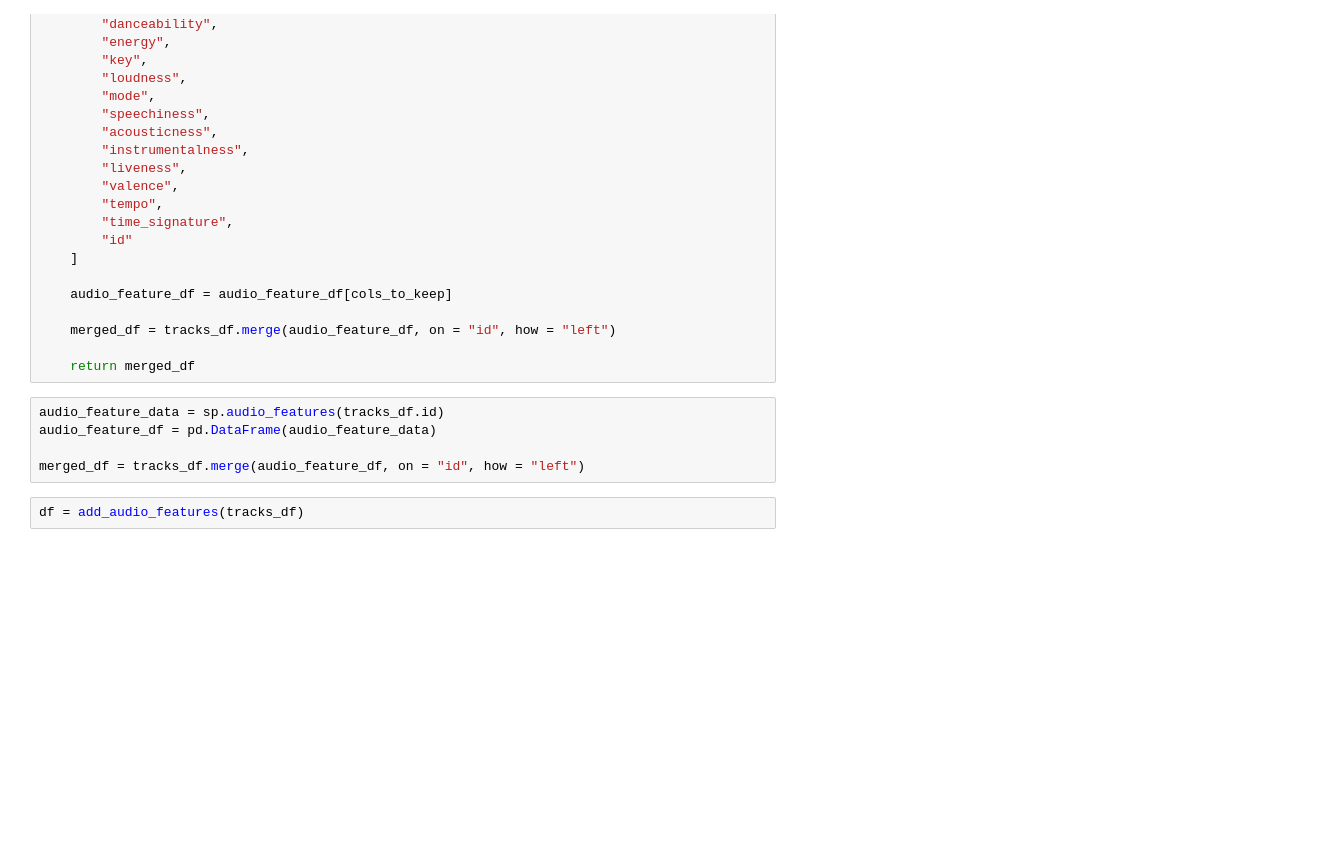
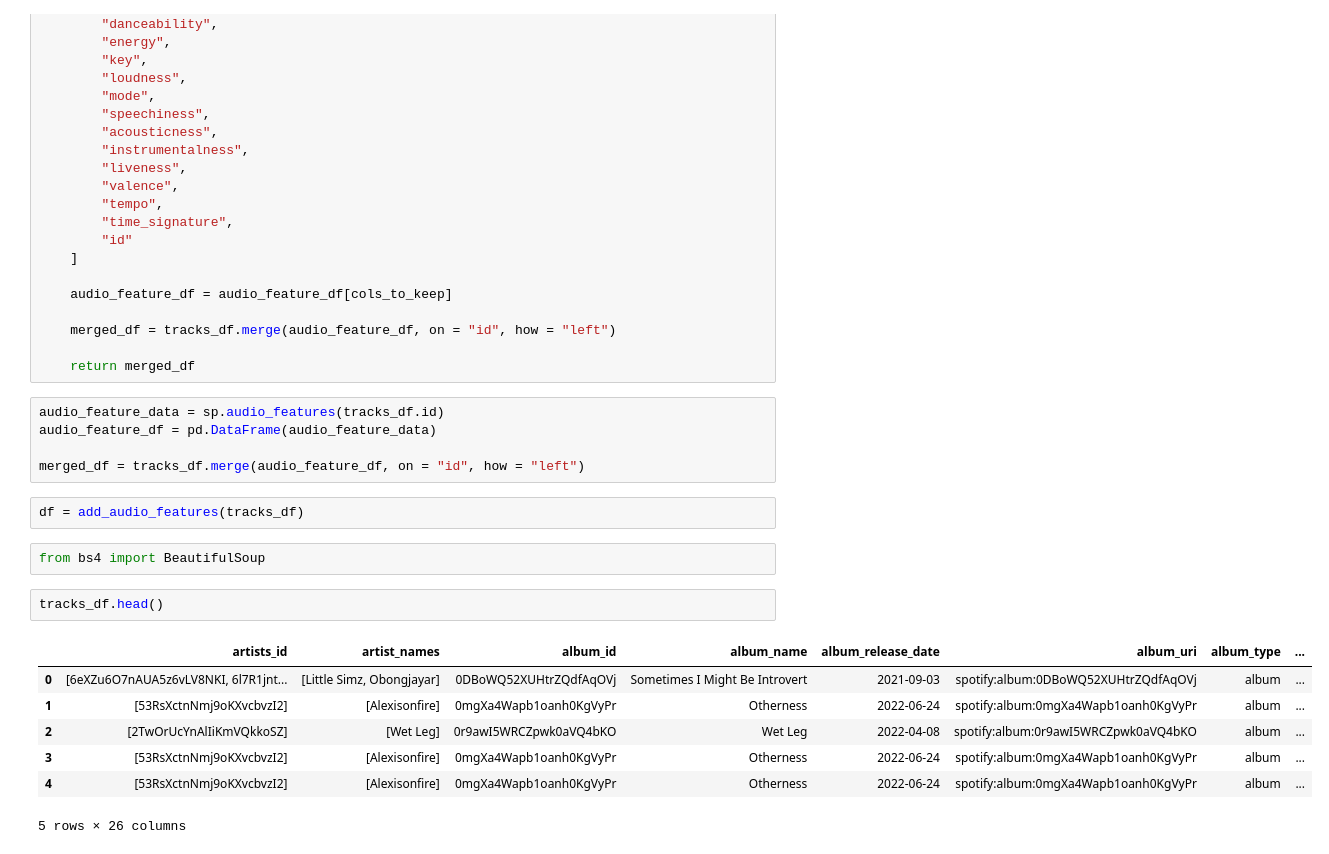
Before and after one commit to JosiePark/spotify-rec, a Jupyter notebook: Untitled.ipynb, the cells around one changed output. Cells and saved outputs as stored; diff of their text form; blank space fills up the shorter version.

```diff
--- a/Untitled.ipynb
+++ b/Untitled.ipynb
@@ -61,3 +62,15 @@ audio_feature_df = pd.DataFrame(audio_feature_data)
 merged_df = tracks_df.merge(audio_feature_df, on = "id", how = "left")
 # %%
 df = add_audio_features(tracks_df)
+# %%
+from bs4 import BeautifulSoup
+# %%
+tracks_df.head()
+# %% [output]
+|  | artists_id | artist_names | album_id | album_name | album_release_date | album_uri | album_type | ... |
+| 0 | [6eXZu6O7nAUA5z6vLV8NKI, 6l7R1jnt... | [Little Simz, Obongjayar] | 0DBoWQ52XUHtrZQdfAqOVj | Sometimes I Might Be Introvert | 2021-09-03 | spotify:album:0DBoWQ52XUHtrZQdfAqOVj | album | ... |
+| 1 | [53RsXctnNmj9oKXvcbvzI2] | [Alexisonfire] | 0mgXa4Wapb1oanh0KgVyPr | Otherness | 2022-06-24 | spotify:album:0mgXa4Wapb1oanh0KgVyPr | album | ... |
+| 2 | [2TwOrUcYnAlIiKmVQkkoSZ] | [Wet Leg] | 0r9awI5WRCZpwk0aVQ4bKO | Wet Leg | 2022-04-08 | spotify:album:0r9awI5WRCZpwk0aVQ4bKO | album | ... |
+| 3 | [53RsXctnNmj9oKXvcbvzI2] | [Alexisonfire] | 0mgXa4Wapb1oanh0KgVyPr | Otherness | 2022-06-24 | spotify:album:0mgXa4Wapb1oanh0KgVyPr | album | ... |
+| 4 | [53RsXctnNmj9oKXvcbvzI2] | [Alexisonfire] | 0mgXa4Wapb1oanh0KgVyPr | Otherness | 2022-06-24 | spotify:album:0mgXa4Wapb1oanh0KgVyPr | album | ... |
+5 rows × 26 columns
```
Also changed, not shown: parts of 10 cells of this notebook, 2 other files.
